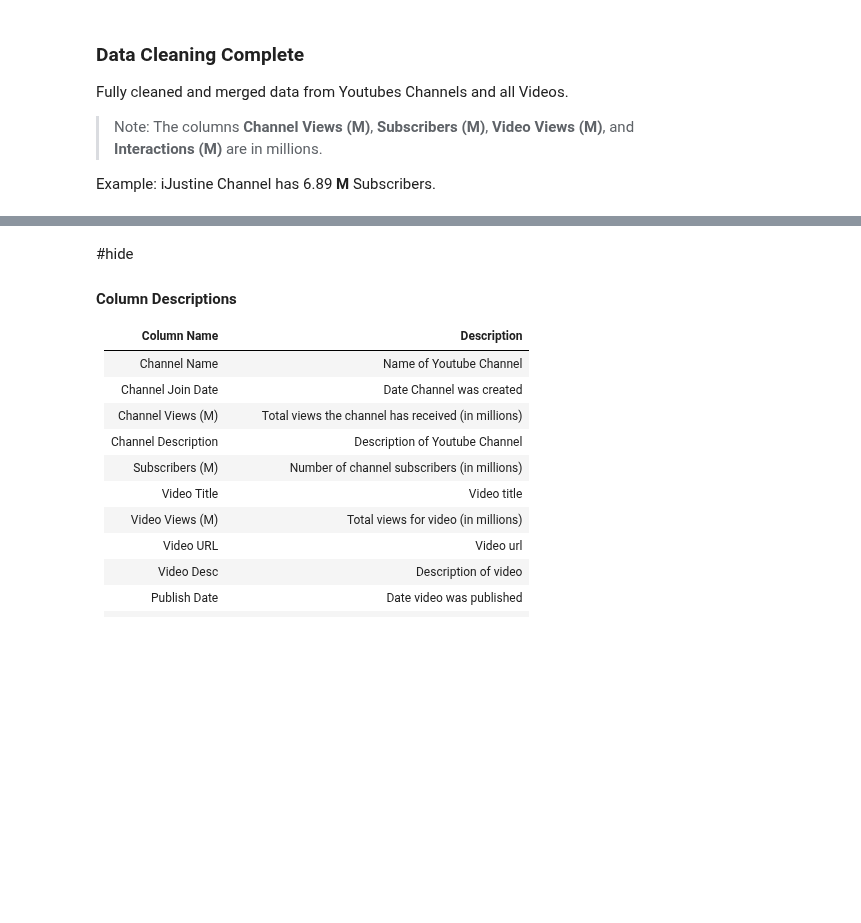
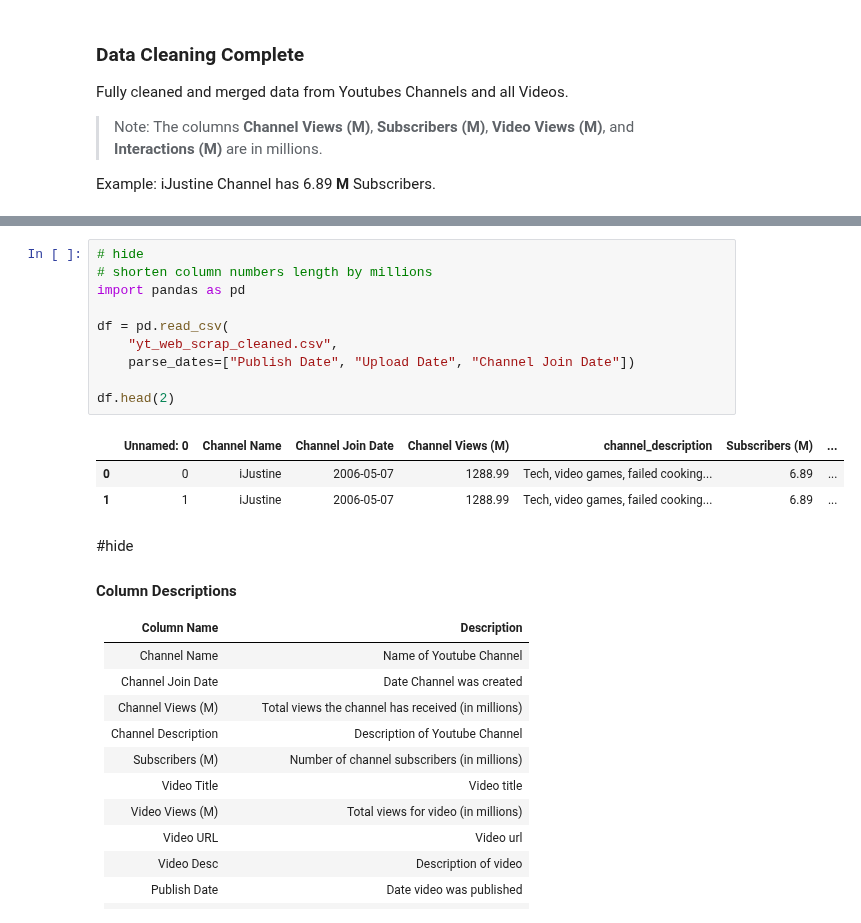
Before and after one commit to drusho/blog, a Jupyter notebook: _notebooks/2021-07-20-webscrapping-youtube-blog.ipynb, the cells around one changed output, grey strips where cells are left out. Cells and saved outputs as stored; diff of their text form; blank space fills up the shorter version.

```diff
--- a/_notebooks/2021-07-20-webscrapping-youtube-blog.ipynb
+++ b/_notebooks/2021-07-20-webscrapping-youtube-blog.ipynb
@@ -558,3 +544,17 @@ vc_merged.head(2)
+# %%
+# hide
+# shorten column numbers length by millions
+import pandas as pd
+
+df = pd.read_csv(
+    "yt_web_scrap_cleaned.csv",
+    parse_dates=["Publish Date", "Upload Date", "Channel Join Date"])
+
+df.head(2)
+# %% [output]
+|  | Unnamed: 0 | Channel Name | Channel Join Date | Channel Views (M) | channel_description | Subscribers (M) | ... |
+| 0 | 0 | iJustine | 2006-05-07 | 1288.99 | Tech, video games, failed cooking... | 6.89 | ... |
+| 1 | 1 | iJustine | 2006-05-07 | 1288.99 | Tech, video games, failed cooking... | 6.89 | ... |
 # %% [markdown]
 #hide
 #### Column Descriptions
```
Also changed, not shown: parts of 24 cells of this notebook.
